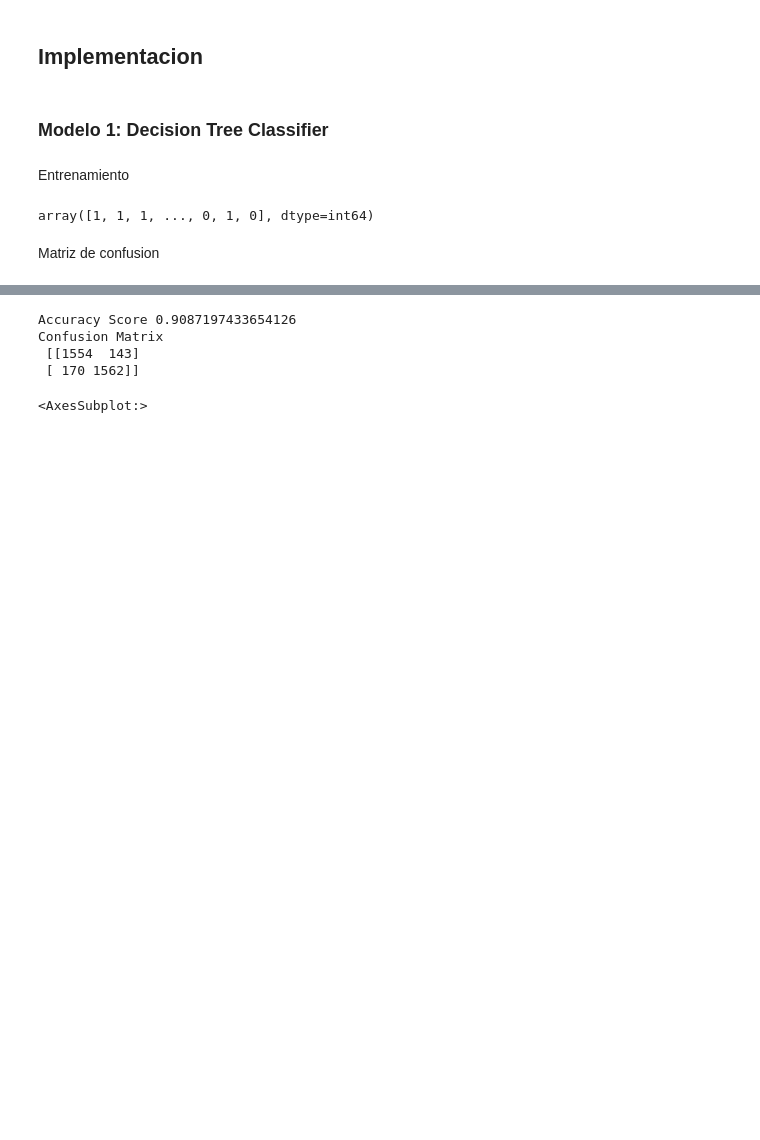
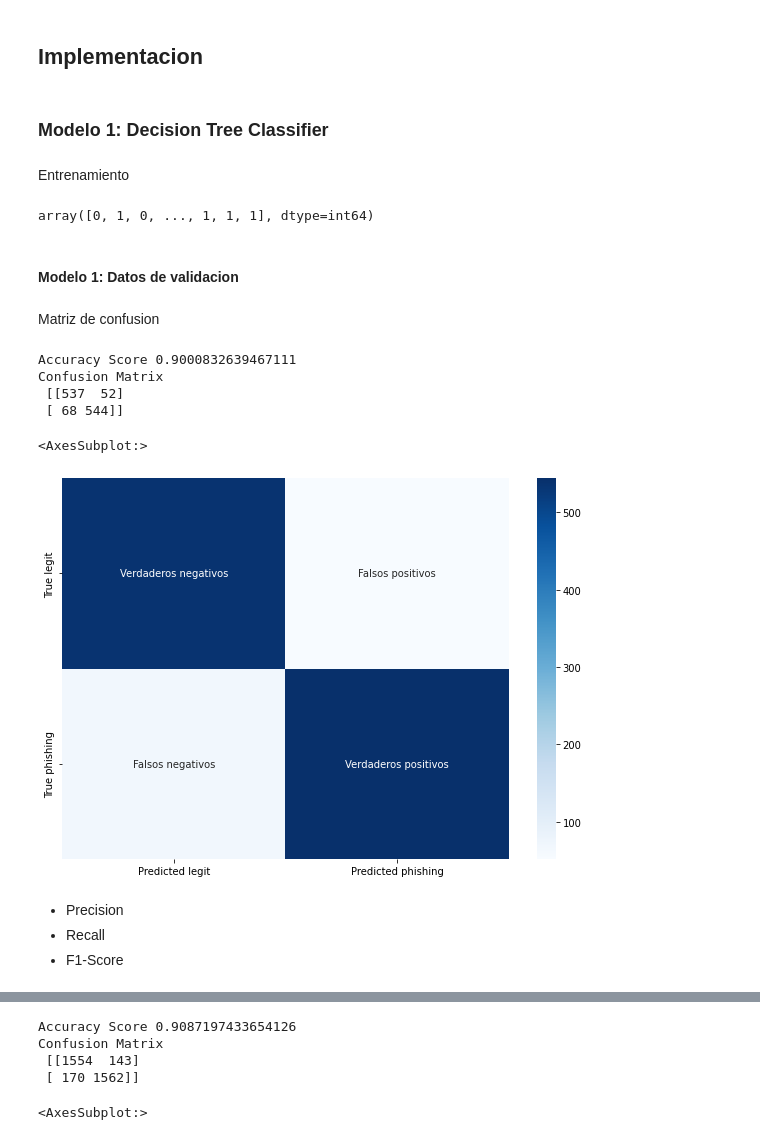
Before and after one commit to jurhs2000/security-data-science-lab1, a Jupyter notebook: lab1.ipynb, the cells around one changed output, grey strips where cells are left out. Cells and saved outputs as stored; diff of their text form; code cells hidden in the pictures; blank space fills up the shorter version.

Commit message:
fix: val y test metrics

```diff
--- a/lab1.ipynb
+++ b/lab1.ipynb
@@ -315,6 +315,8 @@ target_train = train['status']
 feature_matrix_train = train.drop('status', axis=1)
 target_test = test['status']
 feature_matrix_test = test.drop('status', axis=1)
+target_val = val['status']
+feature_matrix_val = val.drop('status', axis=1)
 # %% [markdown]
 ## Implementacion
 # %% [markdown]
@@ -326,9 +328,32 @@ clf = tree.DecisionTreeClassifier()  # clf means classifier
 clf = clf.fit(feature_matrix_train, target_train)
 
 # Make the prediction
-target_pred = clf.predict(feature_matrix_test)
+target_pred = clf.predict(feature_matrix_val)
 target_pred
 # %% [output]
-array([1, 1, 1, ..., 0, 1, 0], dtype=int64)
+array([0, 1, 0, ..., 1, 1, 1], dtype=int64)
+# %% [markdown]
+#### Modelo 1: Datos de validacion
 # %% [markdown]
 Matriz de confusion
+# %%
+labels = ["Verdaderos negativos","Falsos positivos","Falsos negativos","Verdaderos positivos"]
+labels = np.asarray(labels).reshape(2,2)
+c_matrix = metrics.confusion_matrix(target_val, target_pred)
+df_cm = pd.DataFrame(c_matrix, index = ['True legit','True phishing'],
+                    columns = ['Predicted legit','Predicted phishing'])
+print('Accuracy Score', metrics.accuracy_score(target_val, target_pred))
+print('Confusion Matrix\n', metrics.confusion_matrix(target_val, target_pred))
+plt.figure(figsize = (10,7))
+sns.heatmap(df_cm, annot=labels, fmt="", cmap='Blues')
+# %% [output]
+Accuracy Score 0.9000832639467111
+Confusion Matrix
+ [[537  52]
+ [ 68 544]]
+<AxesSubplot:>
+[figure, added]
+# %% [markdown]
+ - Precision
+ - Recall
+ - F1-Score
```
Also changed, not shown: parts of 12 cells of this notebook, 1 other file.
